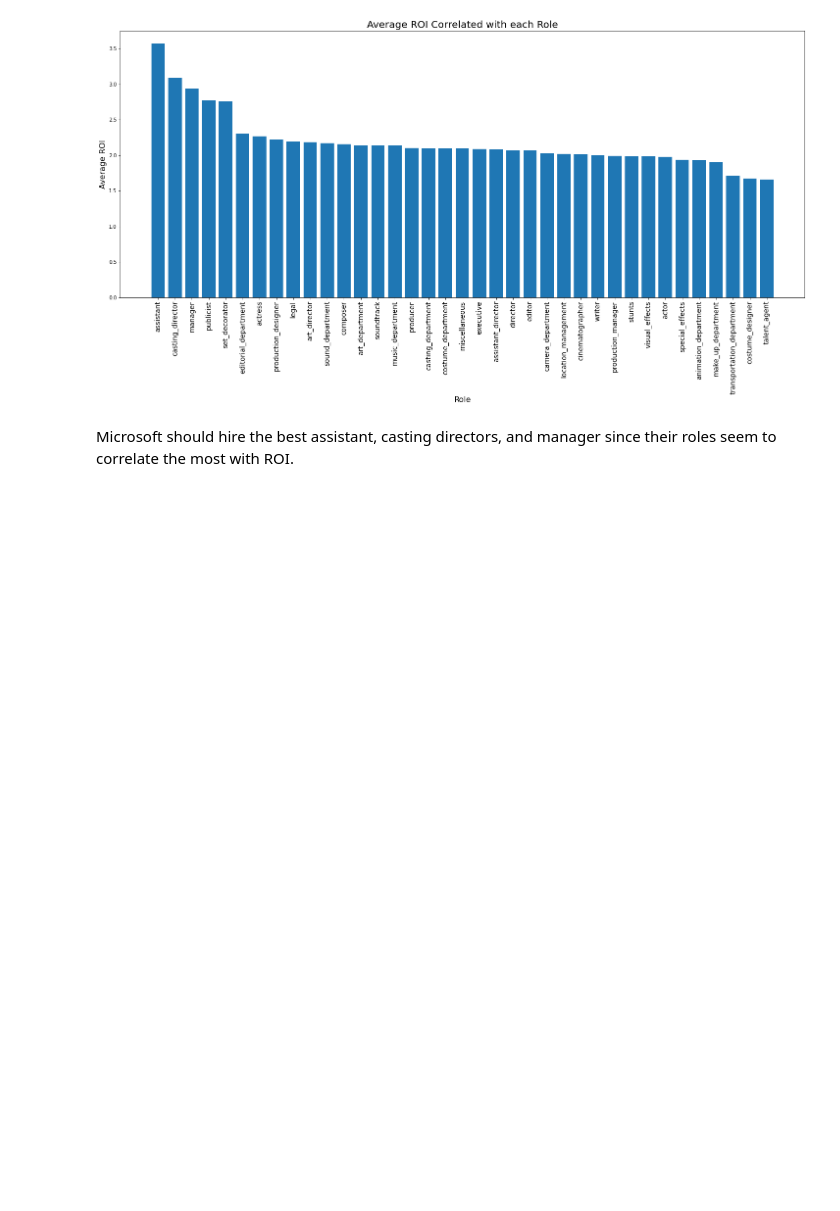
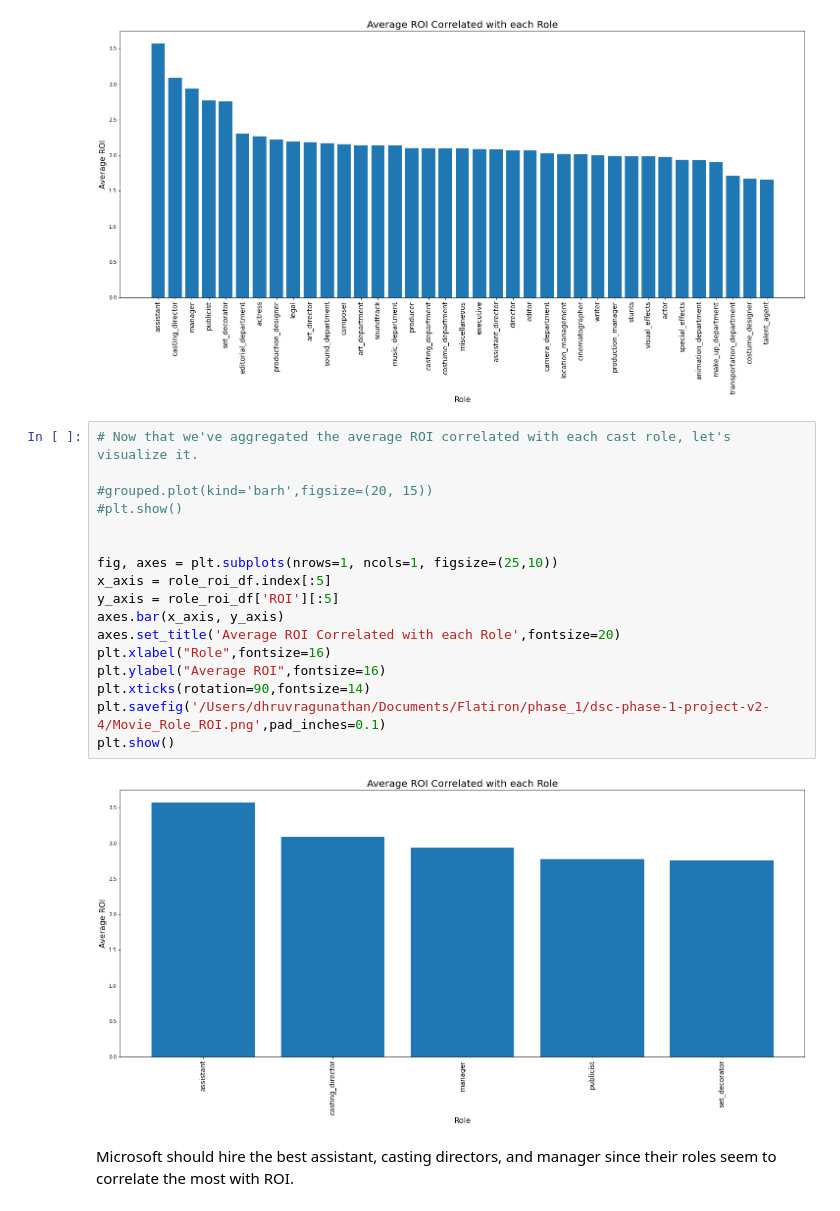
Before and after one commit to dragunat2016/MovieAnalysis, a Jupyter notebook: student.ipynb, the cells around one changed output. Saved outputs shown, nothing was run; the diff lists cells and outputs as text; blank space fills up the shorter version.

Commit message:
Add conclusion section to index file

```diff
--- a/student.ipynb
+++ b/student.ipynb
@@ -822,5 +822,24 @@ plt.savefig('/Users/dhruvragunathan/Documents/Flatiron/phase_1/dsc-phase-1-proje
 plt.show()
 # %% [output]
 [figure]
+# %%
+# Now that we've aggregated the average ROI correlated with each cast role, let's visualize it.
+
+#grouped.plot(kind='barh',figsize=(20, 15))
+#plt.show()
+
+
+fig, axes = plt.subplots(nrows=1, ncols=1, figsize=(25,10))
+x_axis = role_roi_df.index[:5]
+y_axis = role_roi_df['ROI'][:5]
+axes.bar(x_axis, y_axis)
+axes.set_title('Average ROI Correlated with each Role',fontsize=20)
+plt.xlabel("Role",fontsize=16)
+plt.ylabel("Average ROI",fontsize=16)
+plt.xticks(rotation=90,fontsize=14)
+plt.savefig('/Users/dhruvragunathan/Documents/Flatiron/phase_1/dsc-phase-1-project-v2-4/Movie_Role_ROI.png',pad_inches=0.1)
+plt.show()
+# %% [output]
+[figure, added]
 # %% [markdown]
 Microsoft should hire the best assistant, casting directors, and manager since their roles seem to correlate the most with ROI.
```
Also changed, not shown: parts of 1 cell of this notebook.
